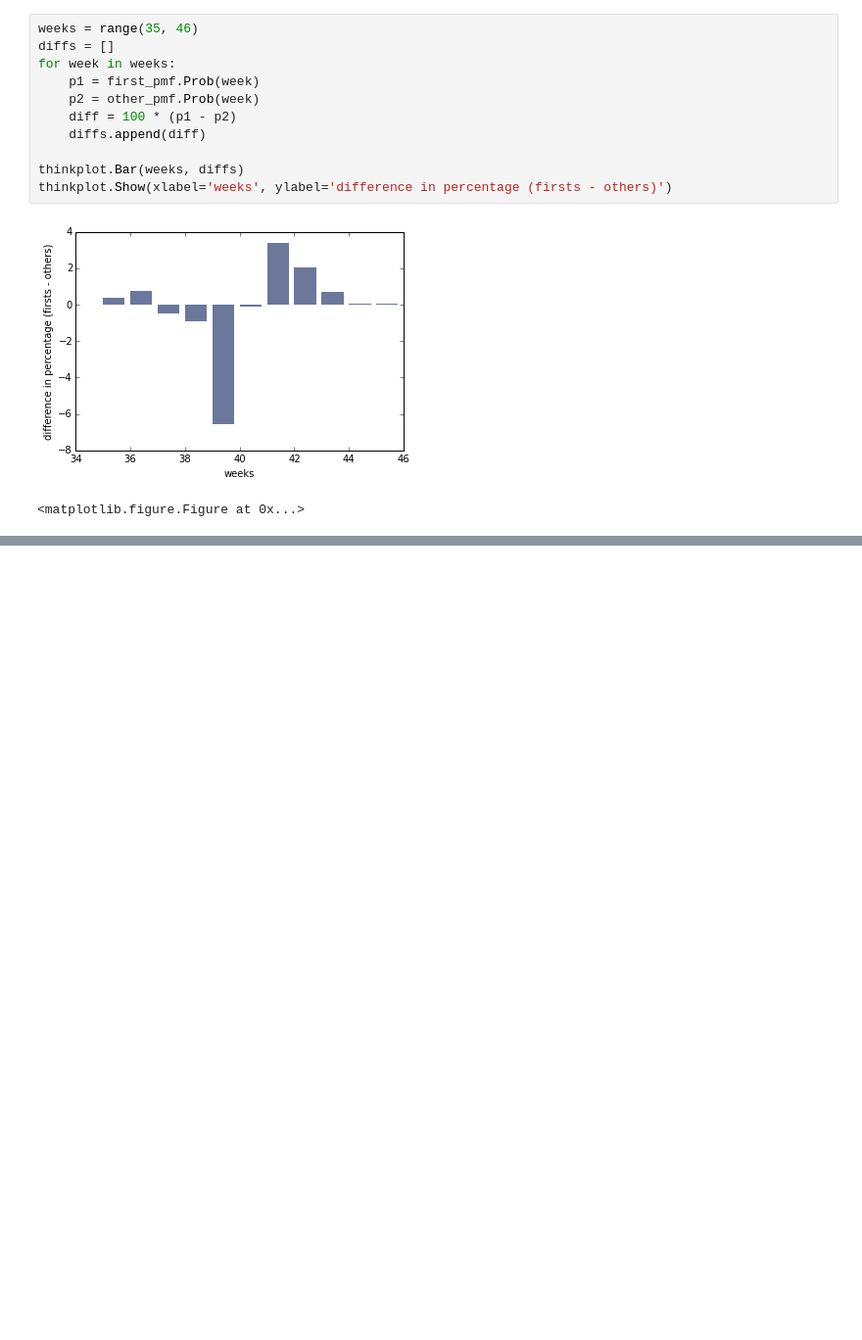
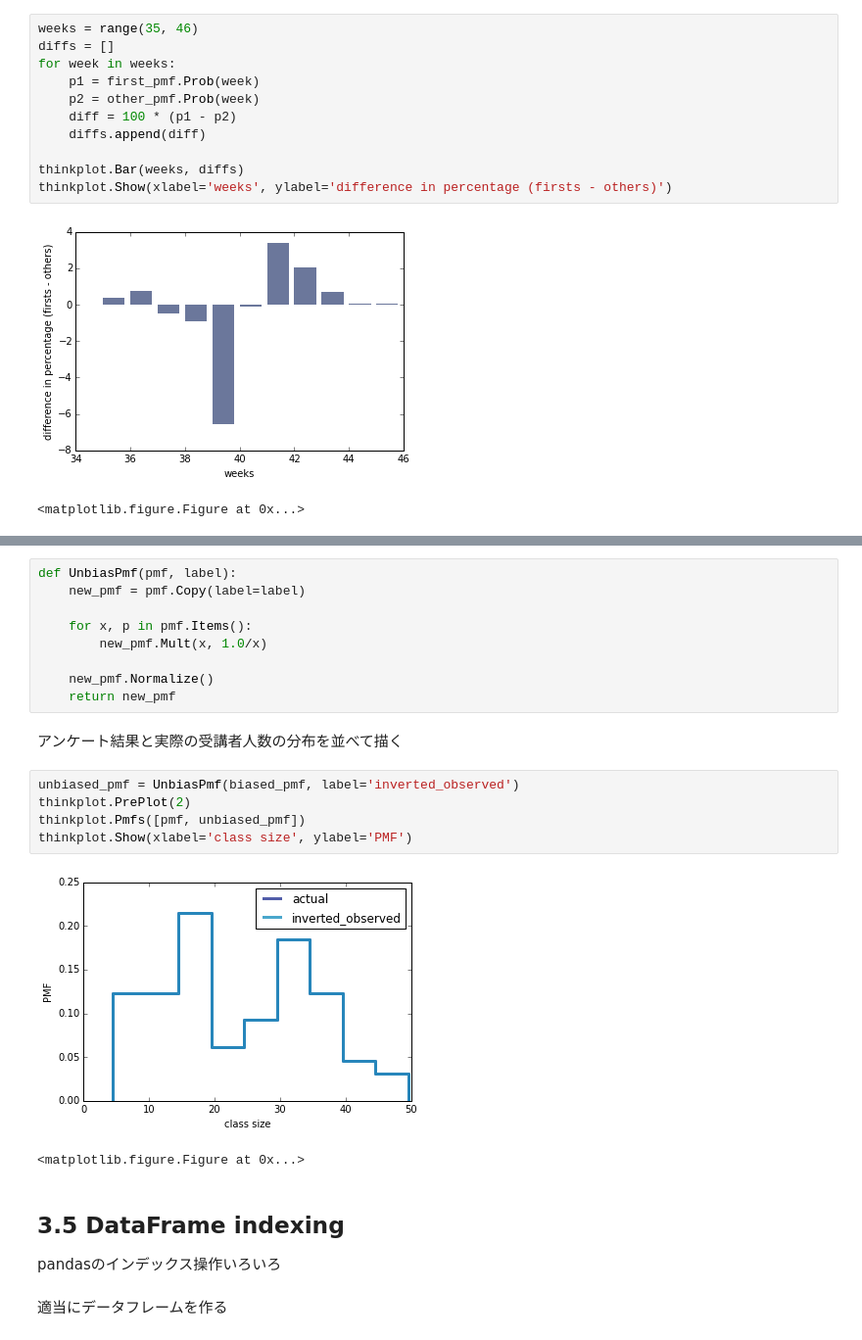
Before and after one commit to myuuuuun/ThinkStats2-Notebook, a Jupyter notebook: chap3.ipynb, the cells around one changed output, grey strips where cells are left out. Shown at 98% size. Cells and saved outputs as stored; diff of their text form; blank space fills up the shorter version.

```diff
--- a/chap3.ipynb
+++ b/chap3.ipynb
@@ -160,0 +204,25 @@ thinkplot.Show(xlabel='weeks', ylabel='difference in percentage (firsts - others
+# %%
+def UnbiasPmf(pmf, label):
+    new_pmf = pmf.Copy(label=label)
+
+    for x, p in pmf.Items():
+        new_pmf.Mult(x, 1.0/x)
+
+    new_pmf.Normalize()
+    return new_pmf
+# %% [markdown]
+アンケート結果と実際の受講者人数の分布を並べて描く
+# %%
+unbiased_pmf = UnbiasPmf(biased_pmf, label='inverted_observed')
+thinkplot.PrePlot(2)
+thinkplot.Pmfs([pmf, unbiased_pmf])
+thinkplot.Show(xlabel='class size', ylabel='PMF')
+# %% [output]
+[figure, added]
+<matplotlib.figure.Figure at 0x...>
+# %% [markdown]
+## 3.5  DataFrame indexing
+
+pandasのインデックス操作いろいろ
+# %% [markdown]
+適当にデータフレームを作る
```
Also changed, not shown: parts of 24 cells of this notebook.
